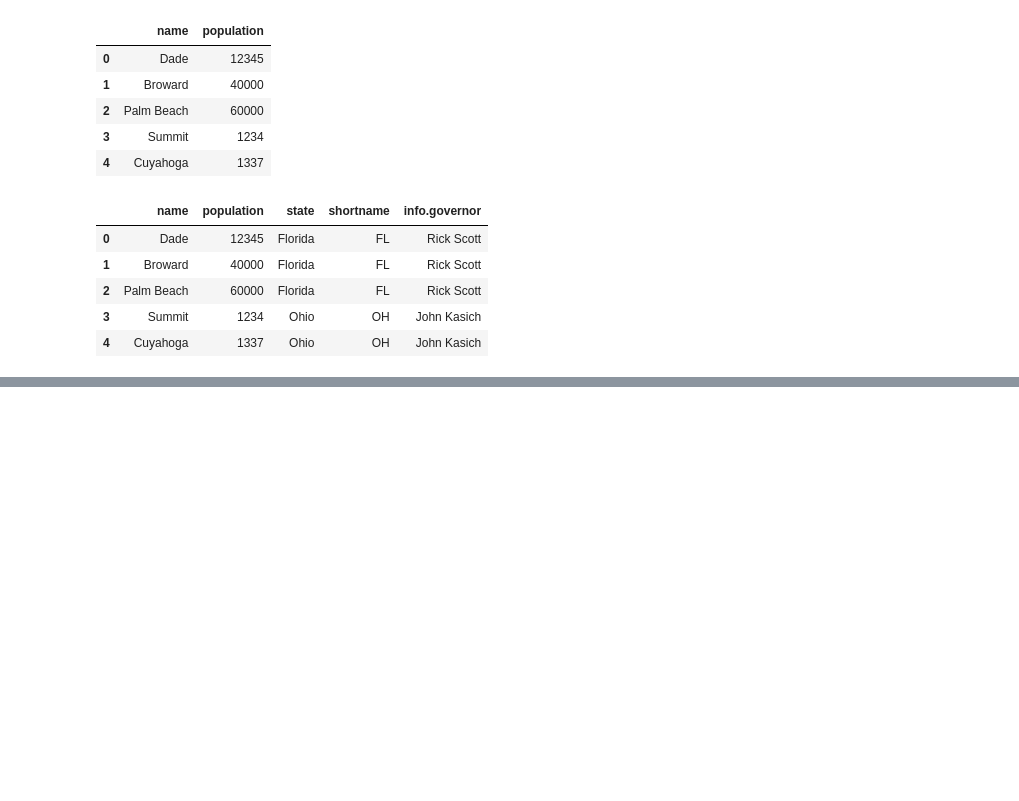
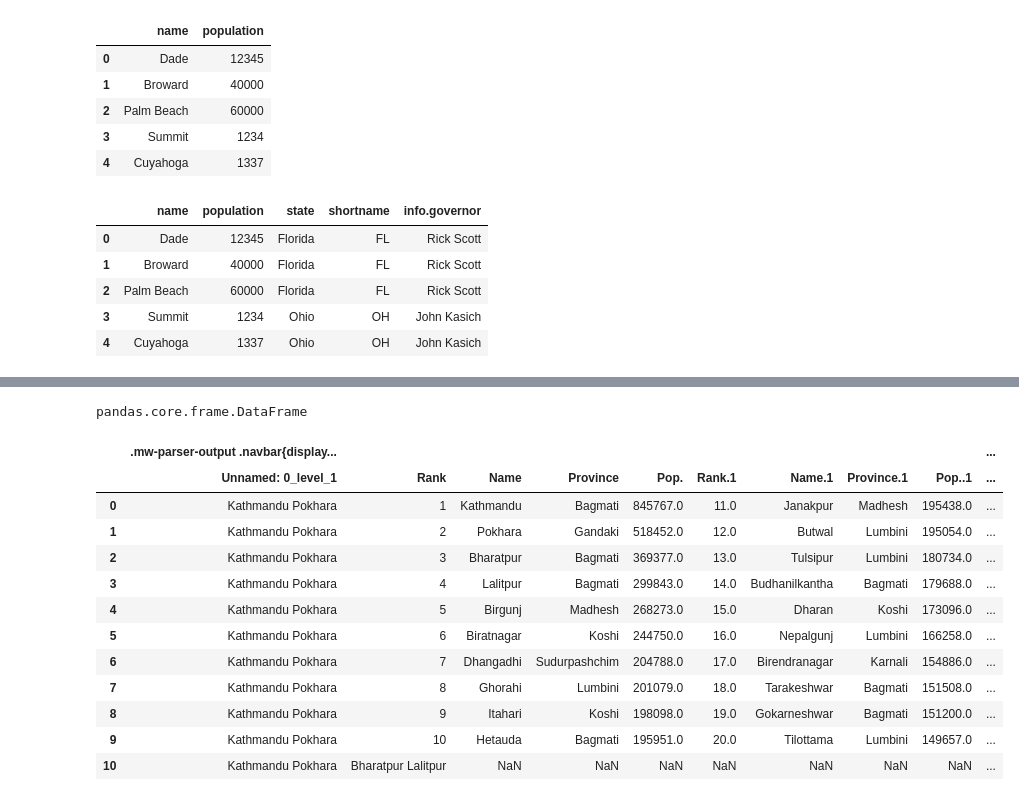
Before and after one commit to Ayutmg01/python-tutorials-, a Jupyter notebook: python tutorials 2.0.ipynb, the cells around one changed output, grey strips where cells are left out. Saved outputs shown, nothing was run; the diff lists cells and outputs as text; code cells hidden in the pictures; blank space fills up the shorter version.

Commit message:
HTML tables extraction

```diff
--- a/python tutorials 2.0.ipynb
+++ b/python tutorials 2.0.ipynb
@@ -374,0 +500,4 @@ pd.json_normalize(data,"counties",["state","shortname",["info",'governor']])
+# %%
+type(html[0])
+# %% [output]
+pandas.core.frame.DataFrame
@@ -374,0 +506,18 @@ pd.json_normalize(data,"counties",["state","shortname",["info",'governor']])
+# %%
+html=pd.read_html("https://en.wikipedia.org/wiki/Nepal",match="Largest cities or towns in Nepal")
+# %%
+html[0]
+# %% [output]
+|  | .mw-parser-output .navbar{display... |  |  |  |  |  |  |  |  | ... |
+|  | Unnamed: 0_level_1 | Rank | Name | Province | Pop. | Rank.1 | Name.1 | Province.1 | Pop..1 | ... |
+| 0 | Kathmandu Pokhara | 1 | Kathmandu | Bagmati | 845767.0 | 11.0 | Janakpur | Madhesh | 195438.0 | ... |
+| 1 | Kathmandu Pokhara | 2 | Pokhara | Gandaki | 518452.0 | 12.0 | Butwal | Lumbini | 195054.0 | ... |
+| 2 | Kathmandu Pokhara | 3 | Bharatpur | Bagmati | 369377.0 | 13.0 | Tulsipur | Lumbini | 180734.0 | ... |
+| 3 | Kathmandu Pokhara | 4 | Lalitpur | Bagmati | 299843.0 | 14.0 | Budhanilkantha | Bagmati | 179688.0 | ... |
+| 4 | Kathmandu Pokhara | 5 | Birgunj | Madhesh | 268273.0 | 15.0 | Dharan | Koshi | 173096.0 | ... |
+| 5 | Kathmandu Pokhara | 6 | Biratnagar | Koshi | 244750.0 | 16.0 | Nepalgunj | Lumbini | 166258.0 | ... |
+| 6 | Kathmandu Pokhara | 7 | Dhangadhi | Sudurpashchim | 204788.0 | 17.0 | Birendranagar | Karnali | 154886.0 | ... |
+| 7 | Kathmandu Pokhara | 8 | Ghorahi | Lumbini | 201079.0 | 18.0 | Tarakeshwar | Bagmati | 151508.0 | ... |
+| 8 | Kathmandu Pokhara | 9 | Itahari | Koshi | 198098.0 | 19.0 | Gokarneshwar | Bagmati | 151200.0 | ... |
+| 9 | Kathmandu Pokhara | 10 | Hetauda | Bagmati | 195951.0 | 20.0 | Tilottama | Lumbini | 149657.0 | ... |
+| 10 | Kathmandu Pokhara | Bharatpur Lalitpur | NaN | NaN | NaN | NaN | NaN | NaN | NaN | ... |
```
Also changed, not shown: parts of 16 cells of this notebook, 2 other files.
